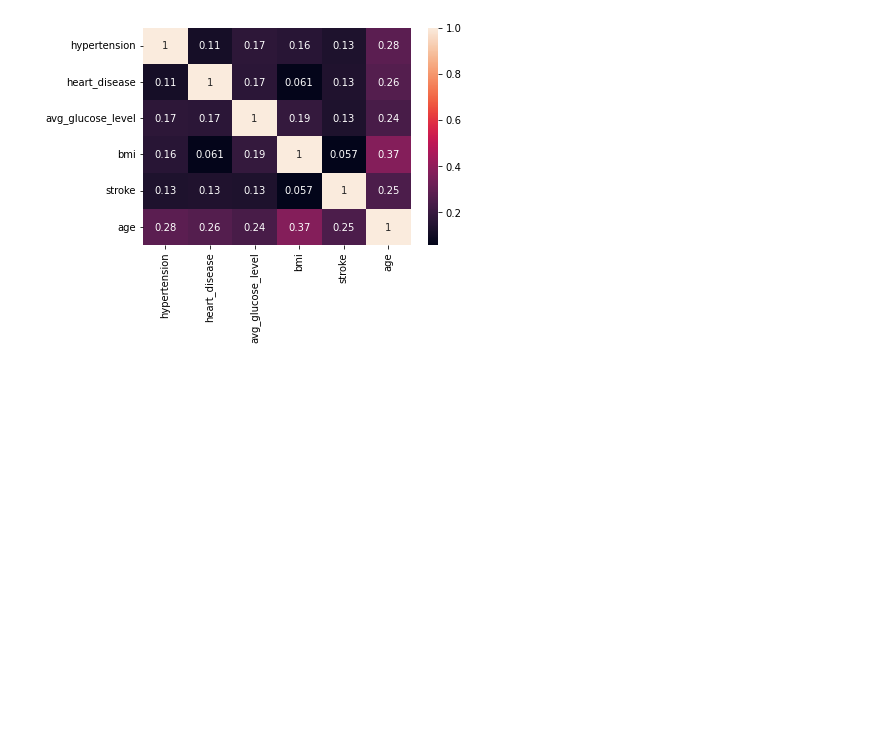
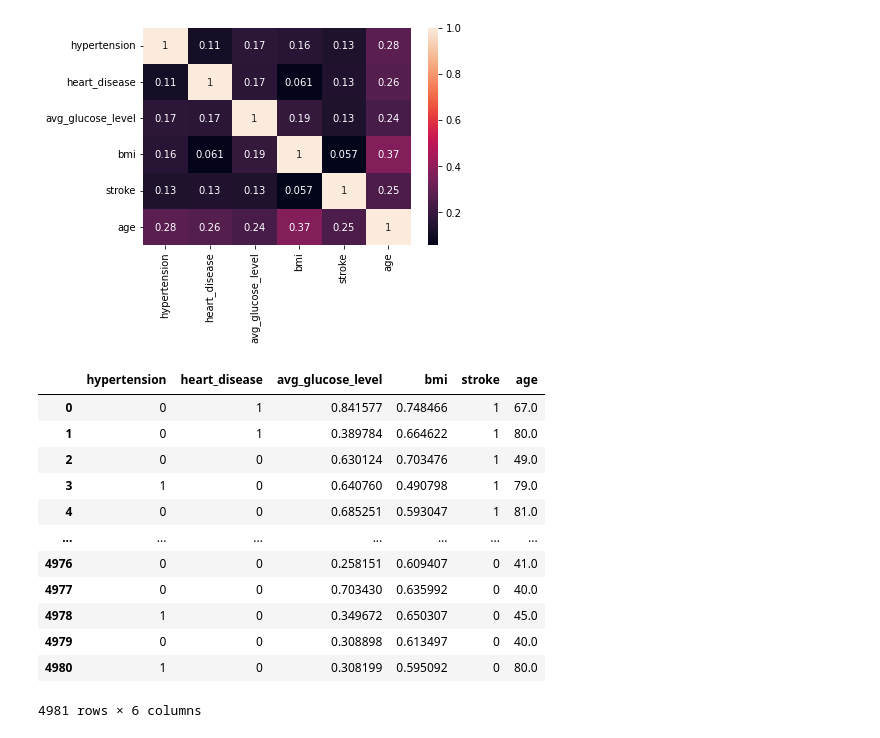
Before and after one commit to Japu90/Data-analytiikkaPortfolio, a Jupyter notebook: Brain Stroke Dataset.ipynb, the cells around one changed output. Saved outputs shown, nothing was run; the diff lists cells and outputs as text; code cells hidden in the pictures; blank space fills up the shorter version.

```diff
--- a/Brain Stroke Dataset.ipynb
+++ b/Brain Stroke Dataset.ipynb
@@ -111,3 +114,28 @@ sns.heatmap(data=df2.corr(), annot=True)
 plt.show()
 # %% [output]
 [figure]
+# %%
+# copy the data
+df2 = df2.copy()
+
+# apply normalization techniques on Column 1
+column = 'avg_glucose_level'
+column1 = 'bmi'
+df2[column] = df2[column] /df2[column].abs().max()
+df2[column1] = df2[column1] /df2[column1].abs().max()
+# view normalized data
+display(df2)
+# %% [output]
+|  | hypertension | heart_disease | avg_glucose_level | bmi | stroke | age |
+| 0 | 0 | 1 | 0.841577 | 0.748466 | 1 | 67.0 |
+| 1 | 0 | 1 | 0.389784 | 0.664622 | 1 | 80.0 |
+| 2 | 0 | 0 | 0.630124 | 0.703476 | 1 | 49.0 |
+| 3 | 1 | 0 | 0.640760 | 0.490798 | 1 | 79.0 |
+| 4 | 0 | 0 | 0.685251 | 0.593047 | 1 | 81.0 |
+| ... | ... | ... | ... | ... | ... | ... |
+| 4976 | 0 | 0 | 0.258151 | 0.609407 | 0 | 41.0 |
+| 4977 | 0 | 0 | 0.703430 | 0.635992 | 0 | 40.0 |
+| 4978 | 1 | 0 | 0.349672 | 0.650307 | 0 | 45.0 |
+| 4979 | 0 | 0 | 0.308898 | 0.613497 | 0 | 40.0 |
+| 4980 | 1 | 0 | 0.308199 | 0.595092 | 0 | 80.0 |
+4981 rows × 6 columns
```
Also changed, not shown: parts of 11 cells of this notebook.
